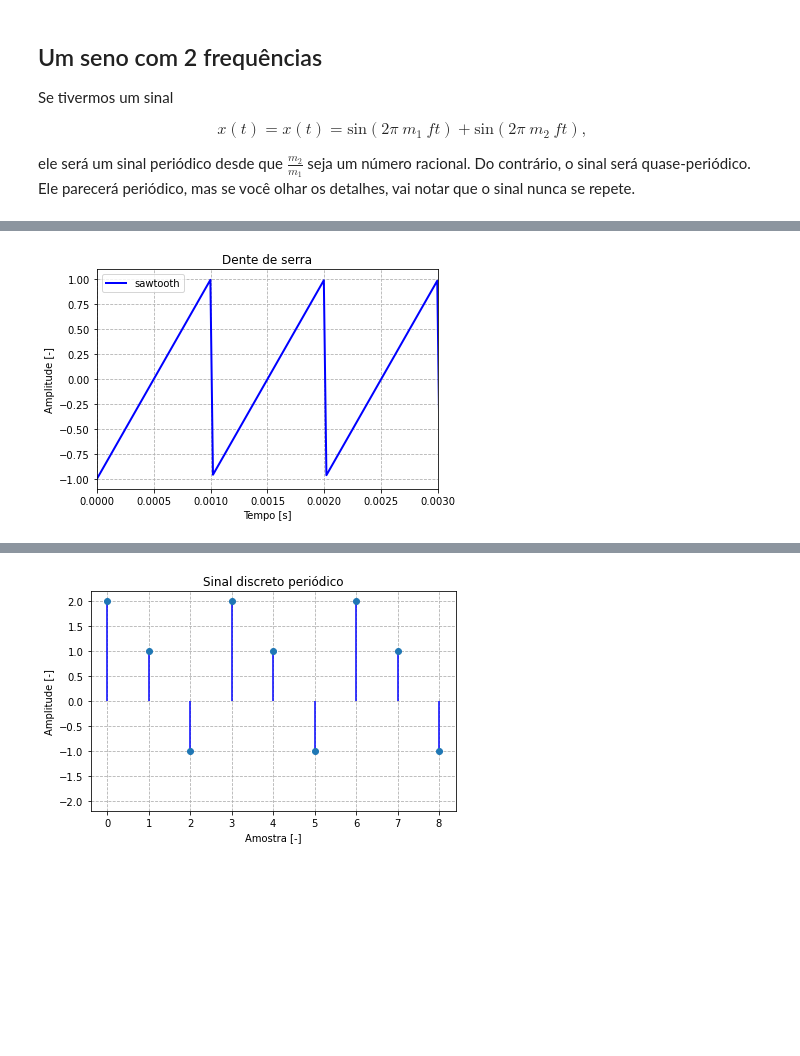
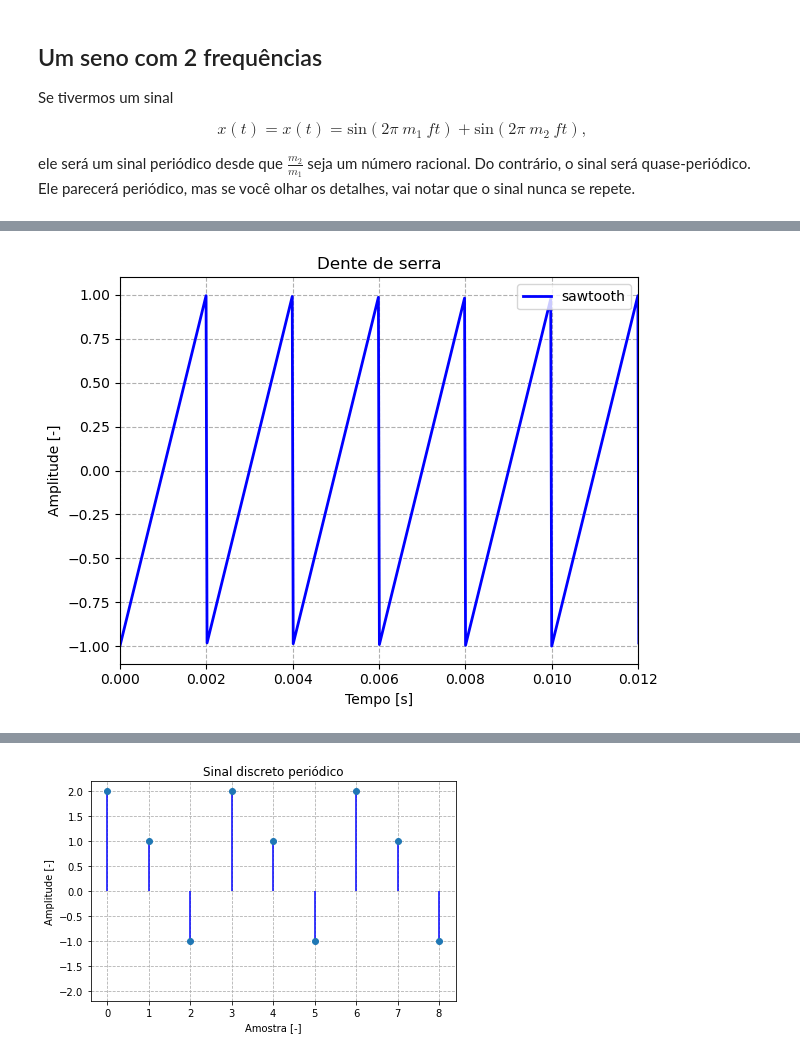
Before and after one commit to eric-brandao/codes_proc_de_sinais, a Jupyter notebook: Aula 5 - sinais periodicos/sinais periodicos.ipynb, the cells around one changed output, grey strips where cells are left out. Saved outputs shown, nothing was run; the diff lists cells and outputs as text; code cells hidden in the pictures; blank space fills up the shorter version.

```diff
--- a/Aula 5 - sinais periodicos/sinais periodicos.ipynb
+++ b/Aula 5 - sinais periodicos/sinais periodicos.ipynb
@@ -33,9 +33,9 @@ from scipy import signal # some signals
 import IPython.display as ipd # to play signals
 # %%
 # Configurações gerais
-fs = 44100
+fs = 5000
 t = np.linspace(0, 1, fs) # vetor temporal
-freq = 2000 # Frequencia fundamental
+freq = 250 # Frequencia fundamental
 # %%
 # seno ou cosseno
 xt = np.sin(2*np.pi*freq*t)
@@ -87,21 +87,21 @@ ipd.Audio(xt, rate=fs) # load a NumPy array
 # %%
 # dente de serra
 xt = signal.sawtooth(2 * np.pi * freq * t)
 # Figura
 plt.figure()
 plt.title('Dente de serra')
 plt.plot(t, xt, '-b', linewidth = 2, label = 'sawtooth')
 plt.legend(loc = 'best')
 plt.grid(linestyle = '--', which='both')
 plt.xlabel('Tempo [s]')
 plt.ylabel('Amplitude [-]')
-plt.xlim((0, 3/freq))
+plt.xlim((0, 6/freq))
 plt.tight_layout()
 plt.show()
 # play
 ipd.Audio(xt, rate=fs) # load a NumPy array
 # %% [output]
-[figure, old version]
+[figure, new version]
 [interactive output not drawn]
 # %%
 # onda quadrada
```
Also changed, not shown: parts of 4 cells of this notebook, 42 other files.
